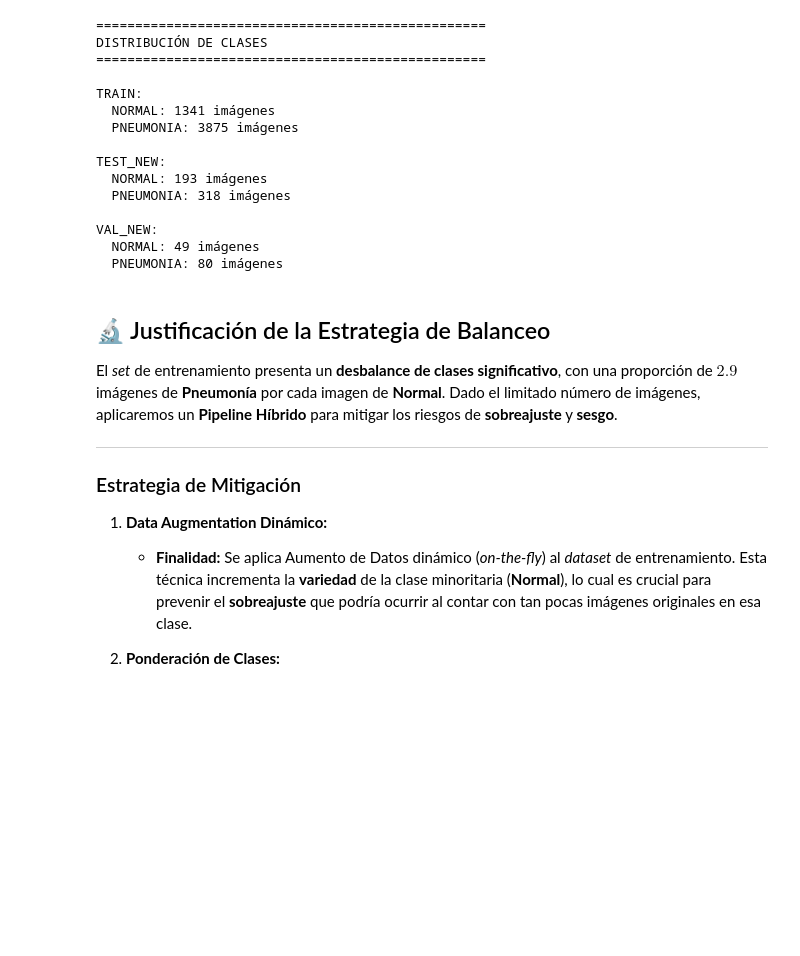
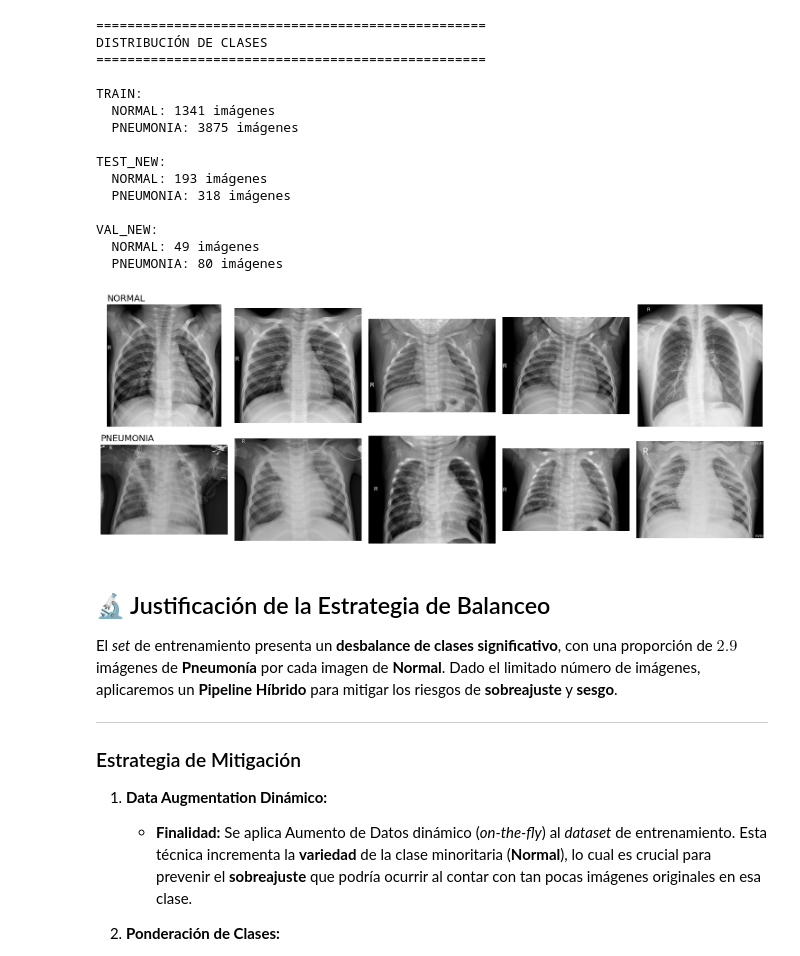
Before and after one commit to A01750817/M-dulo-2-Implementaci-n-de-un-modelo-de-deep-learning.-Portafolio-Implementaci-n-, a Jupyter notebook: DataExtractionAnalisisModelo1.ipynb, the cells around one changed output. Saved outputs shown, nothing was run; the diff lists cells and outputs as text; code cells hidden in the pictures; blank space fills up the shorter version.

Commit message:
Pipeline to train Model1

```diff
--- a/DataExtractionAnalisisModelo1.ipynb
+++ b/DataExtractionAnalisisModelo1.ipynb
@@ -177,6 +177,45 @@ TEST_NEW:
 VAL_NEW:
   NORMAL: 49 imágenes
   PNEUMONIA: 80 imágenes
+# %%
+import os
+import random
+from pathlib import Path
+import matplotlib.pyplot as plt
+from PIL import Image
+import numpy as np
+
+train_dir = Path(os.path.join(path, 'train'))
+classes = sorted([d.name for d in train_dir.iterdir() if d.is_dir()])
+n_per_class = 5
+
+fig, axes = plt.subplots(len(classes), n_per_class,
+                         figsize=(n_per_class * 3, len(classes) * 3))
+
+axes = np.atleast_2d(axes)
+
+for row, cls in enumerate(classes):
+    class_dir = train_dir / cls
+    files = [f for f in class_dir.iterdir()
+             if f.suffix.lower() in ('.png', '.jpg', '.jpeg')]
+    files = random.sample(files, min(len(files), n_per_class))
+
+    for col in range(n_per_class):
+        ax = axes[row, col]
+        ax.axis("off")
+
+        if col < len(files):
+            img = Image.open(files[col]).convert("RGB")
+            ax.imshow(img)
+
+        # Poner el label SOLO en la primera columna de la fila
+        if col == 0:
+            ax.set_title(cls, fontsize=14, loc="left")
+
+plt.tight_layout()
+plt.show()
+# %% [output]
+[figure, added]
 # %% [markdown]
 ## 🔬 Justificación de la Estrategia de Balanceo
 
```
Also changed, not shown: parts of 13 cells of this notebook.
